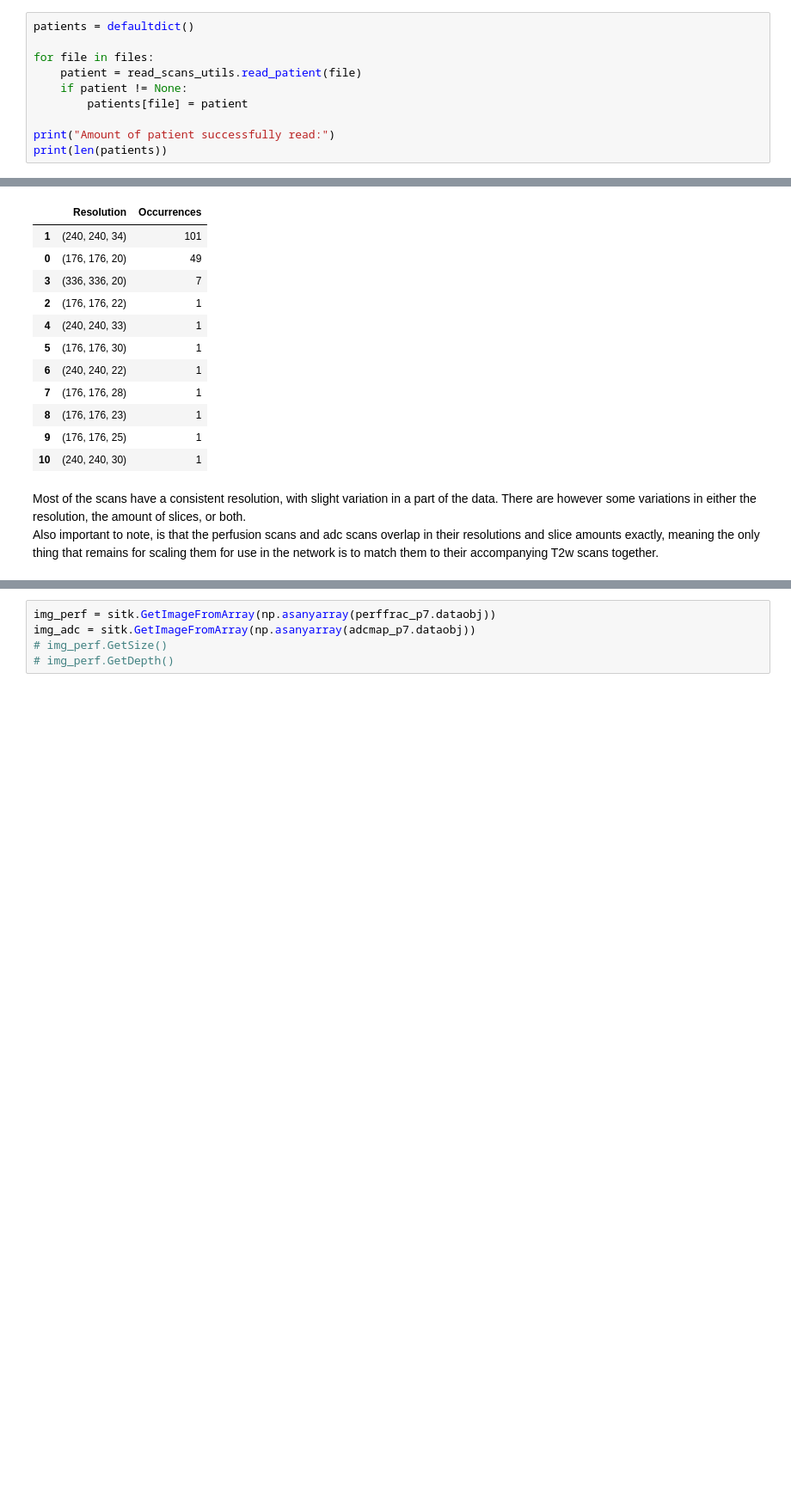
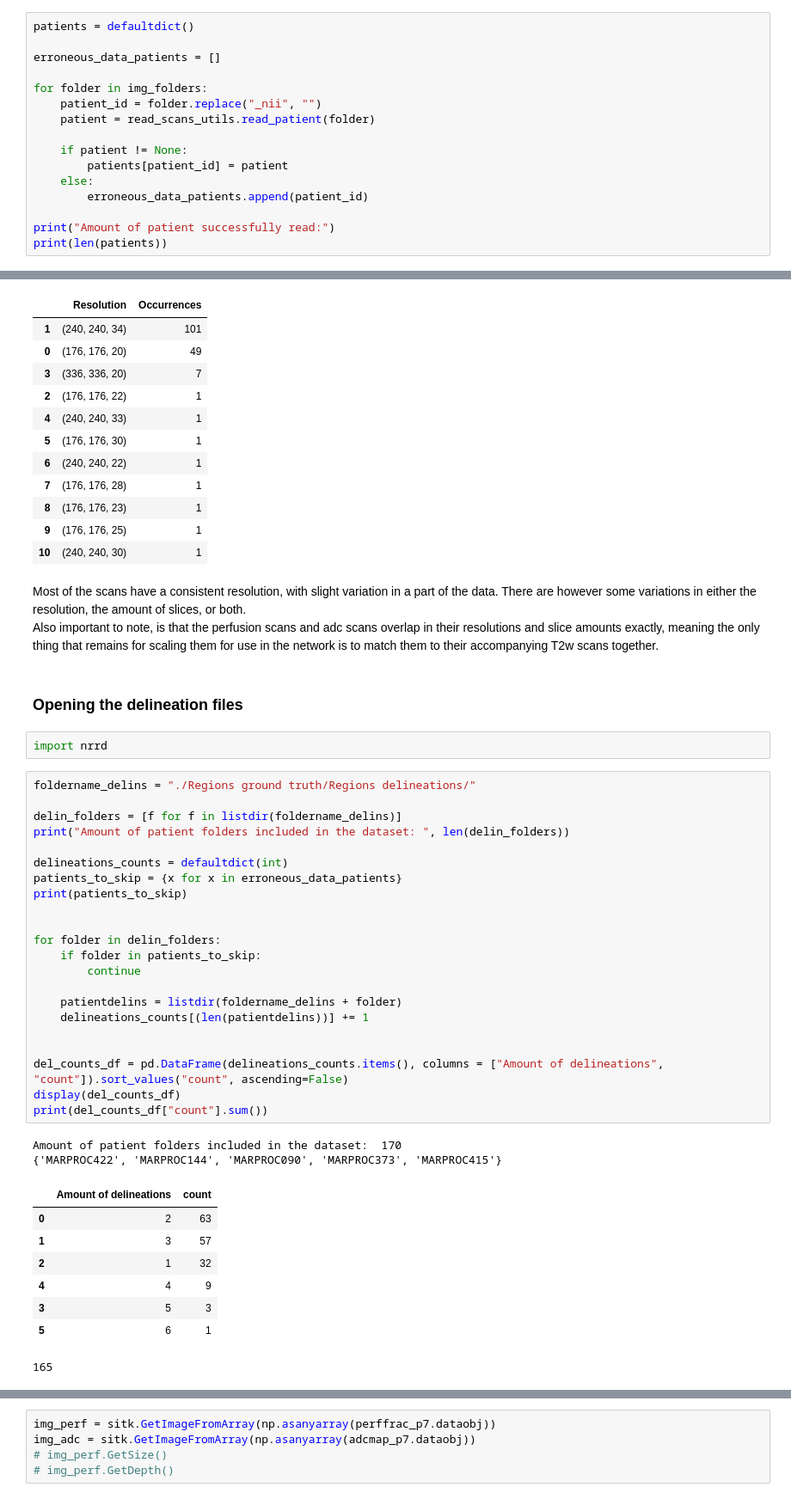
Before and after one commit to Looqes/pca_thesis_project, a Jupyter notebook: eda.ipynb, the cells around one changed output, grey strips where cells are left out. Shown: that part at 86% size. Cells and saved outputs as stored; diff of their text form; blank space fills up the shorter version.

```diff
--- a/eda.ipynb
+++ b/eda.ipynb
@@ -107,10 +147,16 @@ print(len(files))
 # %%
 patients = defaultdict()
 
-for file in files:
-    patient = read_scans_utils.read_patient(file)
+erroneous_data_patients = []
+
+for folder in img_folders:
+    patient_id = folder.replace("_nii", "")
+    patient = read_scans_utils.read_patient(folder)
+
     if patient != None:
-        patients[file] = patient
+        patients[patient_id] = patient
+    else:
+        erroneous_data_patients.append(patient_id)
 
 print("Amount of patient successfully read:")
 print(len(patients))
@@ -202,3 +248,40 @@ read_scans_utils.display_side_by_side(df1, df2, df3)
 Most of the scans have a consistent resolution, with slight variation in a part of the data.
 There are however some variations in either the resolution, the amount of slices, or both.\
 Also important to note, is that the perfusion scans and adc scans overlap in their resolutions and slice amounts exactly, meaning the only thing that remains for scaling them for use in the network is to match them to their accompanying T2w scans together.
+# %% [markdown]
+### Opening the delineation files
+# %%
+import nrrd
+# %%
+foldername_delins = "./Regions ground truth/Regions delineations/"
+
+delin_folders = [f for f in listdir(foldername_delins)]
+print("Amount of patient folders included in the dataset: ", len(delin_folders))
+
+delineations_counts = defaultdict(int)
+patients_to_skip = {x for x in erroneous_data_patients}
+print(patients_to_skip)
+
+
+for folder in delin_folders:
+    if folder in patients_to_skip:
+        continue
+
+    patientdelins = listdir(foldername_delins + folder)
+    delineations_counts[(len(patientdelins))] += 1
+
+
+del_counts_df = pd.DataFrame(delineations_counts.items(), columns = ["Amount of delineations", "count"]).sort_values("count", ascending=False)
+display(del_counts_df)
+print(del_counts_df["count"].sum())
+# %% [output]
+Amount of patient folders included in the dataset:  170
+{'MARPROC422', 'MARPROC144', 'MARPROC090', 'MARPROC373', 'MARPROC415'}
+|  | Amount of delineations | count |
+| 0 | 2 | 63 |
+| 1 | 3 | 57 |
+| 2 | 1 | 32 |
+| 4 | 4 | 9 |
+| 3 | 5 | 3 |
+| 5 | 6 | 1 |
+165
```
Also changed, not shown: parts of 24 cells of this notebook, 3 other files.
